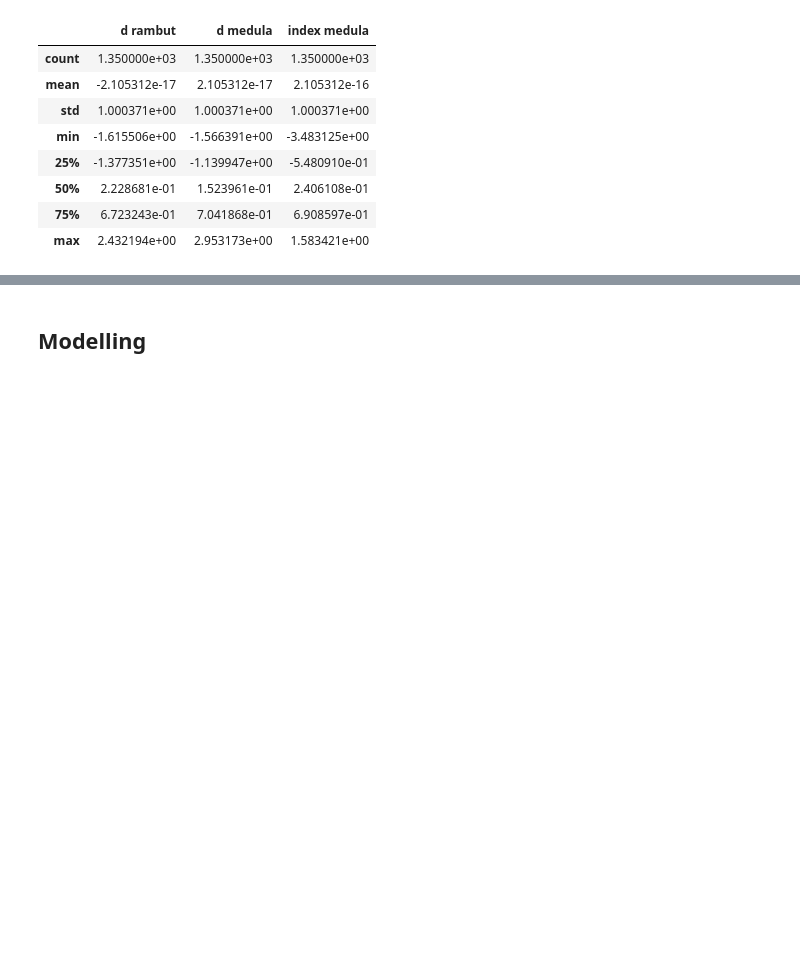
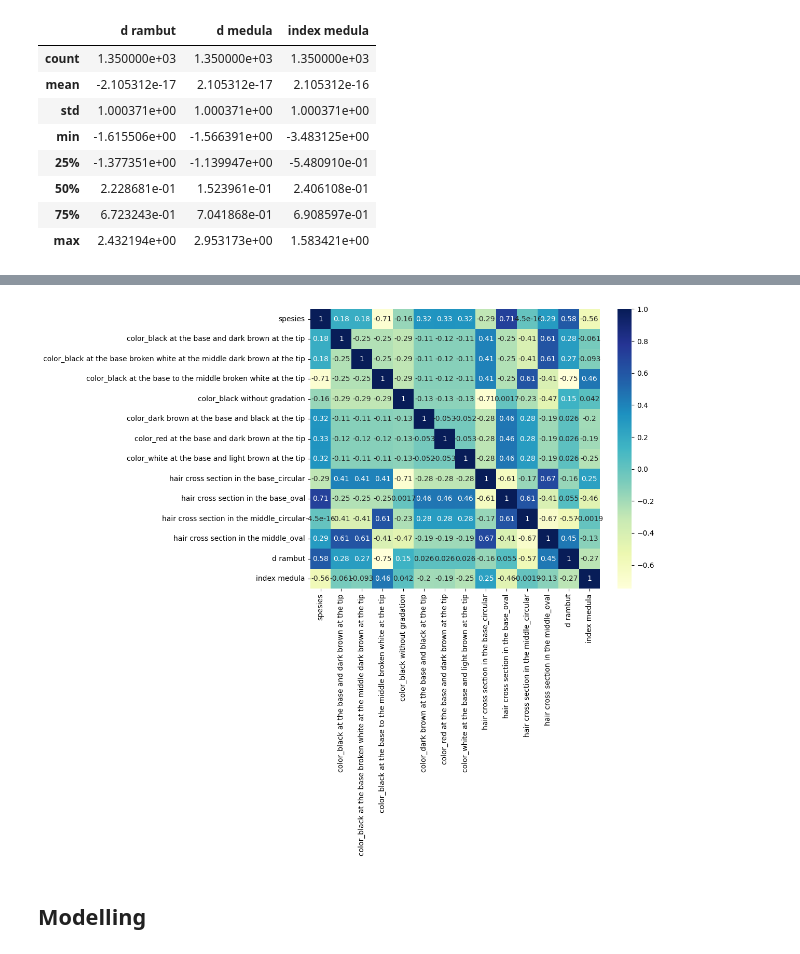
Before and after one commit to rianaditro/classification_web_app, a Jupyter notebook: classification_C5_KNN.ipynb, the cells around one changed output, grey strips where cells are left out. Drawn from its saved outputs; the diff is of its cells as text; code cells hidden in the pictures; blank space fills up the shorter version.

```diff
--- a/classification_C5_KNN.ipynb
+++ b/classification_C5_KNN.ipynb
@@ -234,0 +360,15 @@ tree_df.head()
+# %%
+corr_matrix = final_df.corr().abs()  # Use absolute value to consider both positive and negative correlations
+
+# Select upper triangle of correlation matrix
+upper = corr_matrix.where(np.triu(np.ones(corr_matrix.shape), k=1).astype(bool))
+
+# Find index/column names of highly correlated columns (above the threshold)
+threshold = 0.8
+to_drop = [column for column in upper.columns if any(upper[column] > threshold)]
+
+# Drop the columns
+df_reduced = final_df.drop(to_drop, axis=1)
+
+print("Columns to drop:", to_drop)
+print(df_reduced)
@@ -235,3 +397,9 @@ tree_df.head()
+# %%
+plt.figure(figsize=(9,7))
+sns.heatmap(df_reduced.corr(), cmap="YlGnBu", annot=True)
+plt.show()
+# %% [output]
+[figure, added]
 # %% [markdown]
 ## Modelling
 # %%
```
Also changed, not shown: parts of 51 cells of this notebook.
